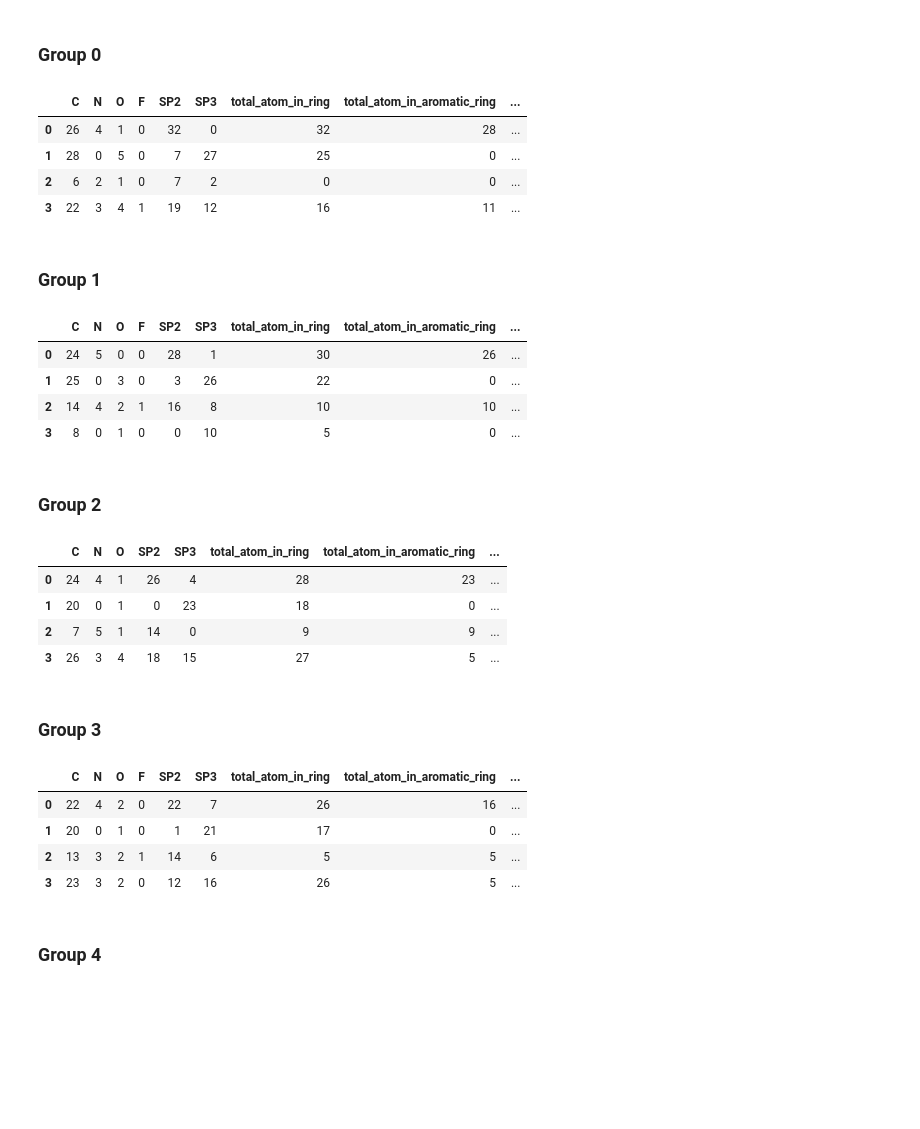
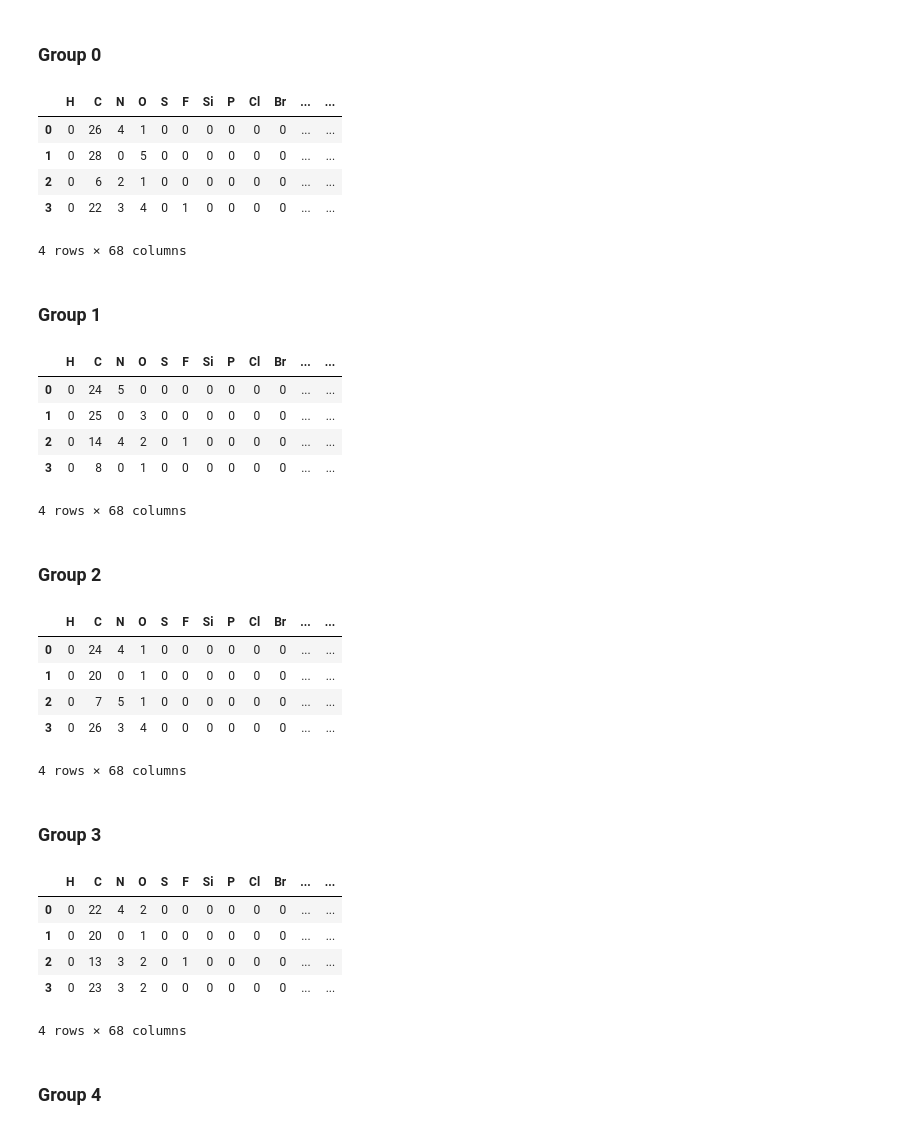
Before and after one commit to Evintkoo/Functional-Group-Analysis, a Jupyter notebook: experiment2_data_exploration.ipynb, the cells around one changed output. Drawn from its saved outputs; the diff is of its cells as text; code cells hidden in the pictures; blank space fills up the shorter version.

```diff
--- a/experiment2_data_exploration.ipynb
+++ b/experiment2_data_exploration.ipynb
@@ -93,19 +94,21 @@ model.load_state_dict(torch.load("tokenizer_ann_with_decoder.pth"))
 # %%
 group_number = 0
 X = np.load(f"data/experiment_2/group_{group_number}/cluster_center.npy")
 tensor_X = torch.from_numpy(X).to(device)
 cc_df = pd.DataFrame(model.decoder(tensor_X).to('cpu').detach().numpy()).astype(int)
 cc_df.columns = feature_list
-new_cc_df = cc_df.loc[:, (cc_df != 0).any(axis=0)]
-new_cc_df.to_csv(f"data/experiment_2/group_{group_number}/decoded_cluster_center.csv", index=False)
-new_cc_df.to_excel(f"data/experiment_2/group_{group_number}/decoded_cluster_center.xlsx", index=False)
-new_cc_df
+#new_cc_df = cc_df.loc[:, (cc_df != 0).any(axis=0)]
+cc_df.to_csv(f"data/experiment_2/group_{group_number}/decoded_cluster_center.csv", index=False)
+cc_df.to_excel(f"data/experiment_2/group_{group_number}/decoded_cluster_center.xlsx", index=False)
+cc_df_0 = cc_df
+cc_df
 # %% [output]
-|  | C | N | O | F | SP2 | SP3 | total_atom_in_ring | total_atom_in_aromatic_ring | ... |
-| 0 | 26 | 4 | 1 | 0 | 32 | 0 | 32 | 28 | ... |
-| 1 | 28 | 0 | 5 | 0 | 7 | 27 | 25 | 0 | ... |
-| 2 | 6 | 2 | 1 | 0 | 7 | 2 | 0 | 0 | ... |
-| 3 | 22 | 3 | 4 | 1 | 19 | 12 | 16 | 11 | ... |
+|  | H | C | N | O | S | F | Si | P | Cl | Br | ... | ... |
+| 0 | 0 | 26 | 4 | 1 | 0 | 0 | 0 | 0 | 0 | 0 | ... | ... |
+| 1 | 0 | 28 | 0 | 5 | 0 | 0 | 0 | 0 | 0 | 0 | ... | ... |
+| 2 | 0 | 6 | 2 | 1 | 0 | 0 | 0 | 0 | 0 | 0 | ... | ... |
+| 3 | 0 | 22 | 3 | 4 | 0 | 1 | 0 | 0 | 0 | 0 | ... | ... |
+4 rows × 68 columns
 # %% [markdown]
 ### Group 1
 # %%
@@ -114,16 +117,18 @@ X = np.load(f"data/experiment_2/group_{group_number}/cluster_center.npy")
 tensor_X = torch.from_numpy(X).to(device)
 cc_df = pd.DataFrame(model.decoder(tensor_X).to('cpu').detach().numpy()).astype(int)
 cc_df.columns = feature_list
-new_cc_df = cc_df.loc[:, (cc_df != 0).any(axis=0)]
-new_cc_df.to_csv(f"data/experiment_2/group_{group_number}/decoded_cluster_center.csv", index=False)
-new_cc_df.to_excel(f"data/experiment_2/group_{group_number}/decoded_cluster_center.xlsx", index=False)
-new_cc_df
+#new_cc_df = cc_df.loc[:, (cc_df != 0).any(axis=0)]
+cc_df.to_csv(f"data/experiment_2/group_{group_number}/decoded_cluster_center.csv", index=False)
+cc_df.to_excel(f"data/experiment_2/group_{group_number}/decoded_cluster_center.xlsx", index=False)
+cc_df_1 = deepcopy(cc_df)
+cc_df
 # %% [output]
-|  | C | N | O | F | SP2 | SP3 | total_atom_in_ring | total_atom_in_aromatic_ring | ... |
-| 0 | 24 | 5 | 0 | 0 | 28 | 1 | 30 | 26 | ... |
-| 1 | 25 | 0 | 3 | 0 | 3 | 26 | 22 | 0 | ... |
-| 2 | 14 | 4 | 2 | 1 | 16 | 8 | 10 | 10 | ... |
-| 3 | 8 | 0 | 1 | 0 | 0 | 10 | 5 | 0 | ... |
+|  | H | C | N | O | S | F | Si | P | Cl | Br | ... | ... |
+| 0 | 0 | 24 | 5 | 0 | 0 | 0 | 0 | 0 | 0 | 0 | ... | ... |
+| 1 | 0 | 25 | 0 | 3 | 0 | 0 | 0 | 0 | 0 | 0 | ... | ... |
+| 2 | 0 | 14 | 4 | 2 | 0 | 1 | 0 | 0 | 0 | 0 | ... | ... |
+| 3 | 0 | 8 | 0 | 1 | 0 | 0 | 0 | 0 | 0 | 0 | ... | ... |
+4 rows × 68 columns
 # %% [markdown]
 ### Group 2
 # %%
@@ -132,16 +137,18 @@ X = np.load(f"data/experiment_2/group_{group_number}/cluster_center.npy")
 tensor_X = torch.from_numpy(X).to(device)
 cc_df = pd.DataFrame(model.decoder(tensor_X).to('cpu').detach().numpy()).astype(int)
 cc_df.columns = feature_list
-new_cc_df = cc_df.loc[:, (cc_df != 0).any(axis=0)]
-new_cc_df.to_csv(f"data/experiment_2/group_{group_number}/decoded_cluster_center.csv", index=False)
-new_cc_df.to_excel(f"data/experiment_2/group_{group_number}/decoded_cluster_center.xlsx", index=False)
-new_cc_df
+#new_cc_df = cc_df.loc[:, (cc_df != 0).any(axis=0)]
+cc_df.to_csv(f"data/experiment_2/group_{group_number}/decoded_cluster_center.csv", index=False)
+cc_df.to_excel(f"data/experiment_2/group_{group_number}/decoded_cluster_center.xlsx", index=False)
+cc_df_2 = deepcopy(cc_df)
+cc_df
 # %% [output]
-|  | C | N | O | SP2 | SP3 | total_atom_in_ring | total_atom_in_aromatic_ring | ... |
-| 0 | 24 | 4 | 1 | 26 | 4 | 28 | 23 | ... |
-| 1 | 20 | 0 | 1 | 0 | 23 | 18 | 0 | ... |
-| 2 | 7 | 5 | 1 | 14 | 0 | 9 | 9 | ... |
-| 3 | 26 | 3 | 4 | 18 | 15 | 27 | 5 | ... |
+|  | H | C | N | O | S | F | Si | P | Cl | Br | ... | ... |
+| 0 | 0 | 24 | 4 | 1 | 0 | 0 | 0 | 0 | 0 | 0 | ... | ... |
+| 1 | 0 | 20 | 0 | 1 | 0 | 0 | 0 | 0 | 0 | 0 | ... | ... |
+| 2 | 0 | 7 | 5 | 1 | 0 | 0 | 0 | 0 | 0 | 0 | ... | ... |
+| 3 | 0 | 26 | 3 | 4 | 0 | 0 | 0 | 0 | 0 | 0 | ... | ... |
+4 rows × 68 columns
 # %% [markdown]
 ### Group 3
 # %%
@@ -150,16 +157,18 @@ X = np.load(f"data/experiment_2/group_{group_number}/cluster_center.npy")
 tensor_X = torch.from_numpy(X).to(device)
 cc_df = pd.DataFrame(model.decoder(tensor_X).to('cpu').detach().numpy()).astype(int)
 cc_df.columns = feature_list
-new_cc_df = cc_df.loc[:, (cc_df != 0).any(axis=0)]
-new_cc_df.to_csv(f"data/experiment_2/group_{group_number}/decoded_cluster_center.csv", index=False)
-new_cc_df.to_excel(f"data/experiment_2/group_{group_number}/decoded_cluster_center.xlsx", index=False)
-new_cc_df
+#new_cc_df = cc_df.loc[:, (cc_df != 0).any(axis=0)]
+cc_df.to_csv(f"data/experiment_2/group_{group_number}/decoded_cluster_center.csv", index=False)
+cc_df.to_excel(f"data/experiment_2/group_{group_number}/decoded_cluster_center.xlsx", index=False)
+cc_df_3 = deepcopy(cc_df)
+cc_df
 # %% [output]
-|  | C | N | O | F | SP2 | SP3 | total_atom_in_ring | total_atom_in_aromatic_ring | ... |
-| 0 | 22 | 4 | 2 | 0 | 22 | 7 | 26 | 16 | ... |
-| 1 | 20 | 0 | 1 | 0 | 1 | 21 | 17 | 0 | ... |
-| 2 | 13 | 3 | 2 | 1 | 14 | 6 | 5 | 5 | ... |
-| 3 | 23 | 3 | 2 | 0 | 12 | 16 | 26 | 5 | ... |
+|  | H | C | N | O | S | F | Si | P | Cl | Br | ... | ... |
+| 0 | 0 | 22 | 4 | 2 | 0 | 0 | 0 | 0 | 0 | 0 | ... | ... |
+| 1 | 0 | 20 | 0 | 1 | 0 | 0 | 0 | 0 | 0 | 0 | ... | ... |
+| 2 | 0 | 13 | 3 | 2 | 0 | 1 | 0 | 0 | 0 | 0 | ... | ... |
+| 3 | 0 | 23 | 3 | 2 | 0 | 0 | 0 | 0 | 0 | 0 | ... | ... |
+4 rows × 68 columns
 # %% [markdown]
 ### Group 4
 # %%
```
Also changed, not shown: parts of 3 cells of this notebook, 12 other files.
